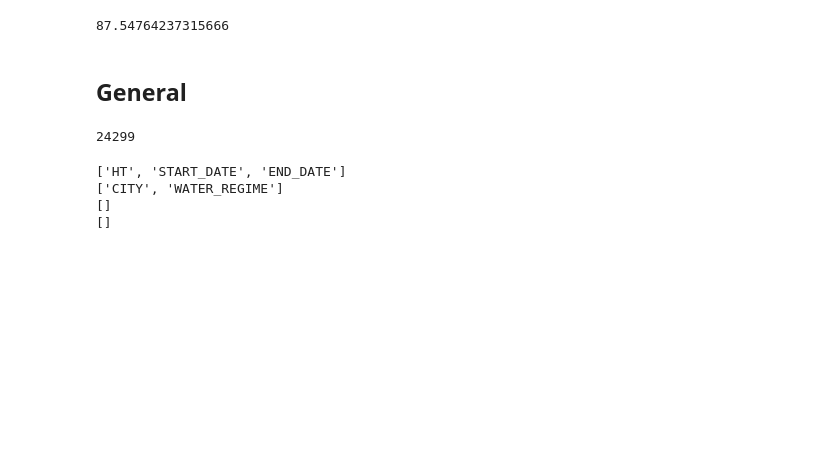
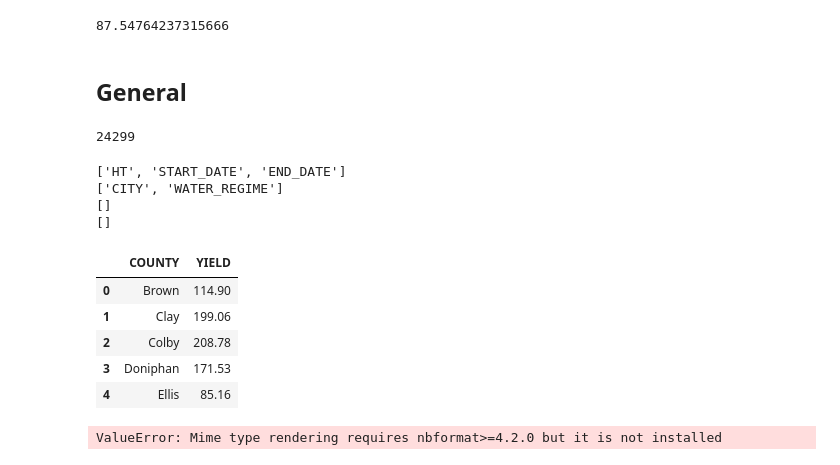
Before and after one commit to Ciampitti-Lab/AVYield, a Jupyter notebook: data/data_exp.ipynb, the cells around one changed output. Drawn from its saved outputs; the diff is of its cells as text; code cells hidden in the pictures; blank space fills up the shorter version.

```diff
--- a/data/data_exp.ipynb
+++ b/data/data_exp.ipynb
@@ -254,0 +257,36 @@ print(get_low_data_cols(wheat))
+# %%
+test = corn.groupby('COUNTY').agg(
+        {'YIELD': lambda x: round(x.mean(), 2)}).reset_index()
+# %%
+test.head()
+# %% [output]
+|  | COUNTY | YIELD |
+| 0 | Brown | 114.90 |
+| 1 | Clay | 199.06 |
+| 2 | Colby | 208.78 |
+| 3 | Doniphan | 171.53 |
+| 4 | Ellis | 85.16 |
+# %%
+fig1 = go.Figure()
+# Draw points
+fig1.add_trace(go.Scatter(x = test["YIELD"],
+                          y = test["COUNTY"],
+                          mode = 'markers',
+                          marker_color ='darkblue',
+                          marker_size  = 10))
+# Draw lines
+# for i in range(0, len(test)):
+#                fig1.add_shape(type='line',
+#                               x0 = 0, y0 = i,
+#                               x1 = test["Median Yield"][i],
+#                               y1 = i,
+#                               line=dict(color='crimson', width = 3))
+# Set title
+fig1.update_layout(title_text =
+                   "Median Wealth (U$S) Top 15 Countries",
+                   title_font_size = 30)
+# Set x-axes range
+fig1.update_xaxes(title = 'Median Yield' , range=[0, 250000])
+fig1.show()
+# %% [output]
+ValueError: Mime type rendering requires nbformat>=4.2.0 but it is not installed
```
Also changed, not shown: parts of 1 cell of this notebook, 3 other files.
